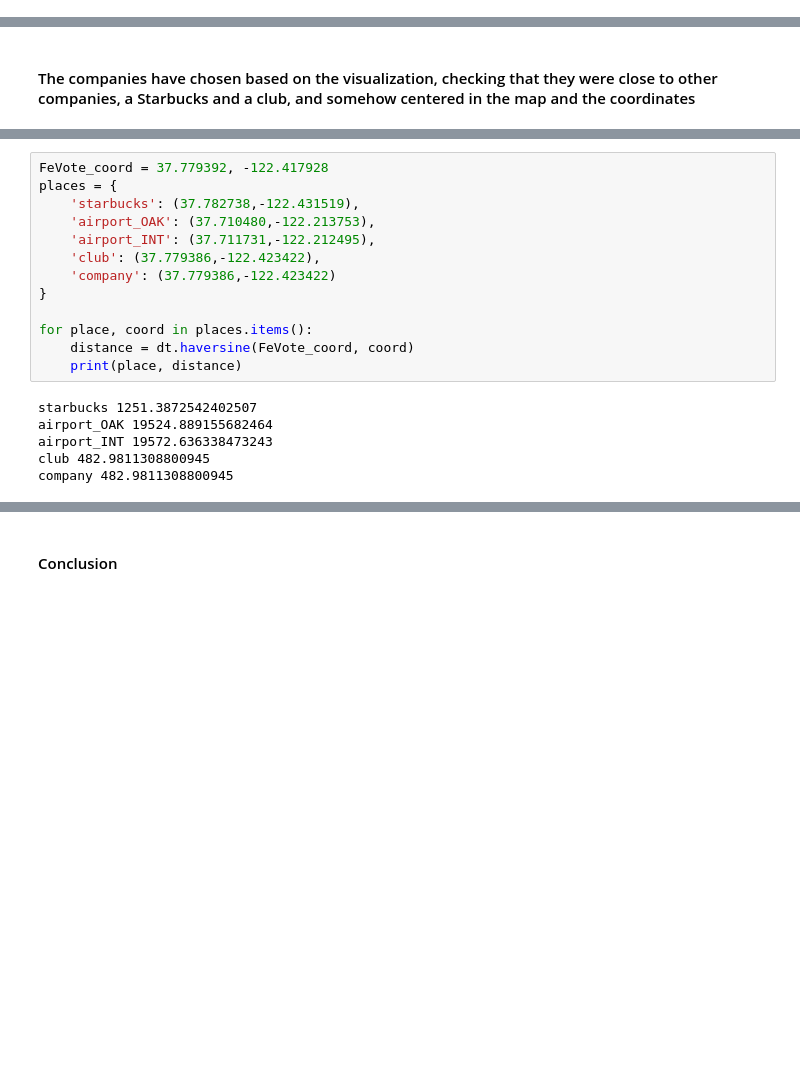
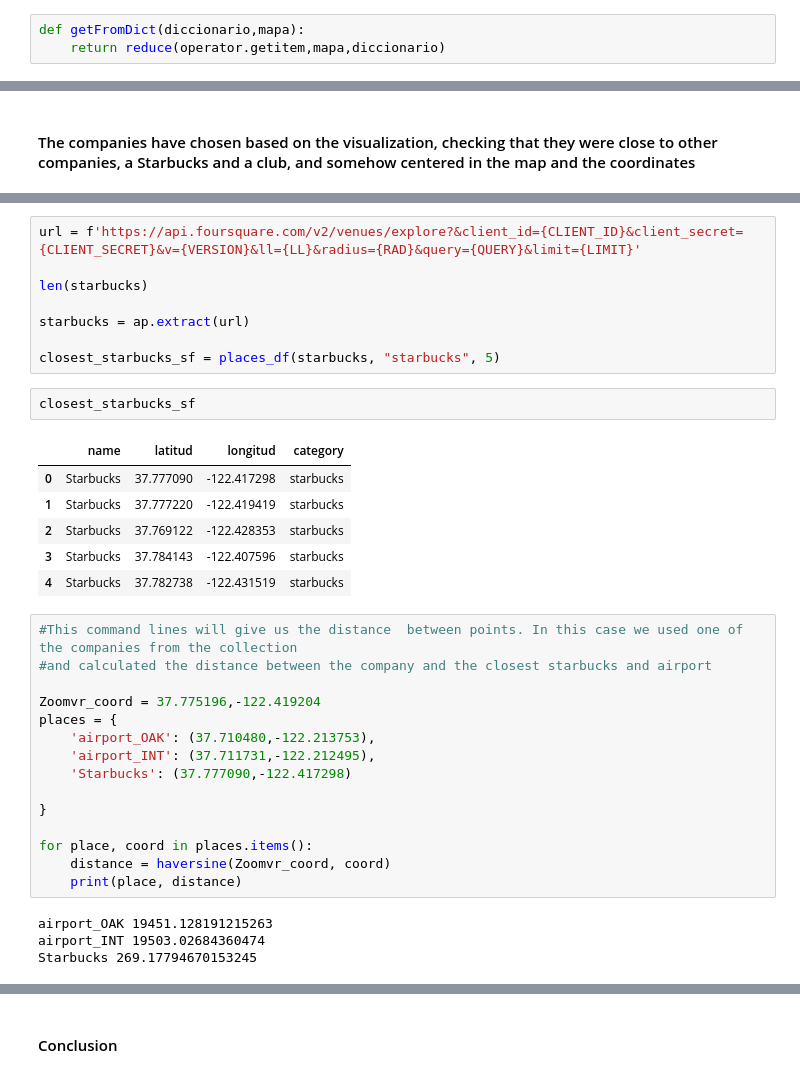
Before and after one commit to jperezllorente/geospatial-project, a Jupyter notebook: proyecto.ipynb, the cells around one changed output, grey strips where cells are left out. Cells and saved outputs as stored; diff of their text form; blank space fills up the shorter version.

```diff
--- a/proyecto.ipynb
+++ b/proyecto.ipynb
@@ -106,0 +245,3 @@ map_sf = mp.mapa(initial_lat, initial_lon, 15)
+# %%
+def getFromDict(diccionario,mapa):
+    return reduce(operator.getitem,mapa,diccionario)
@@ -334,19 +587,36 @@ For this section, I'm going to select one company of each city and obtain the di
+# %%
+url = f'https://api.foursquare.com/v2/venues/explore?&client_id={CLIENT_ID}&client_secret={CLIENT_SECRET}&v={VERSION}&ll={LL}&radius={RAD}&query={QUERY}&limit={LIMIT}'
+
+len(starbucks)
+
+starbucks = ap.extract(url)
+
+closest_starbucks_sf = places_df(starbucks, "starbucks", 5)
+# %%
+closest_starbucks_sf
+# %% [output]
+|  | name | latitud | longitud | category |
+| 0 | Starbucks | 37.777090 | -122.417298 | starbucks |
+| 1 | Starbucks | 37.777220 | -122.419419 | starbucks |
+| 2 | Starbucks | 37.769122 | -122.428353 | starbucks |
+| 3 | Starbucks | 37.784143 | -122.407596 | starbucks |
+| 4 | Starbucks | 37.782738 | -122.431519 | starbucks |
 # %%
-FeVote_coord = 37.779392, -122.417928
+#This command lines will give us the distance  between points. In this case we used one of the companies from the collection
+#and calculated the distance between the company and the closest starbucks and airport
+
+Zoomvr_coord = 37.775196,-122.419204
 places = {
-    'starbucks': (37.782738,-122.431519),
     'airport_OAK': (37.710480,-122.213753),
     'airport_INT': (37.711731,-122.212495),
-    'club': (37.779386,-122.423422),
-    'company': (37.779386,-122.423422)
+    'Starbucks': (37.777090,-122.417298)
+
 }
 
 for place, coord in places.items():
-    distance = dt.haversine(FeVote_coord, coord)
+    distance = haversine(Zoomvr_coord, coord)
     print(place, distance)
 # %% [output]
-starbucks 1251.3872542402507
-airport_OAK 19524.889155682464
-airport_INT 19572.636338473243
-club 482.9811308800945
-company 482.9811308800945
+airport_OAK 19451.128191215263
+airport_INT 19503.02684360474
+Starbucks 269.17794670153245
```
Also changed, not shown: parts of 118 cells of this notebook, 1 other file.
